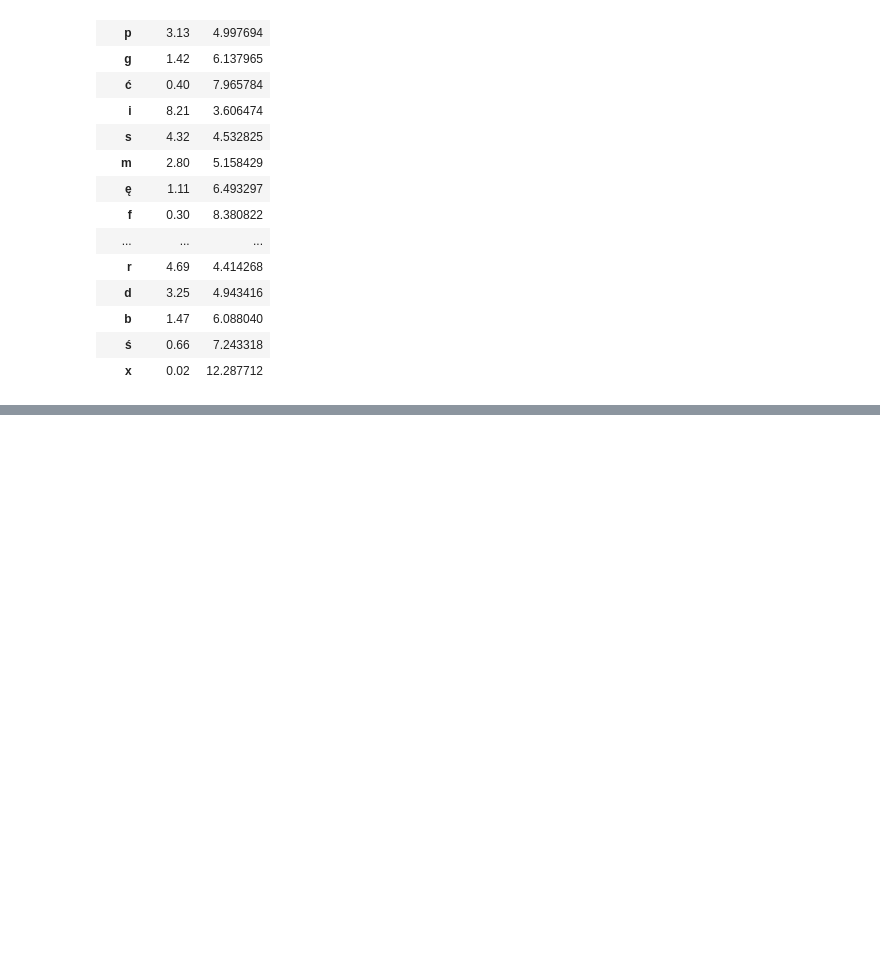
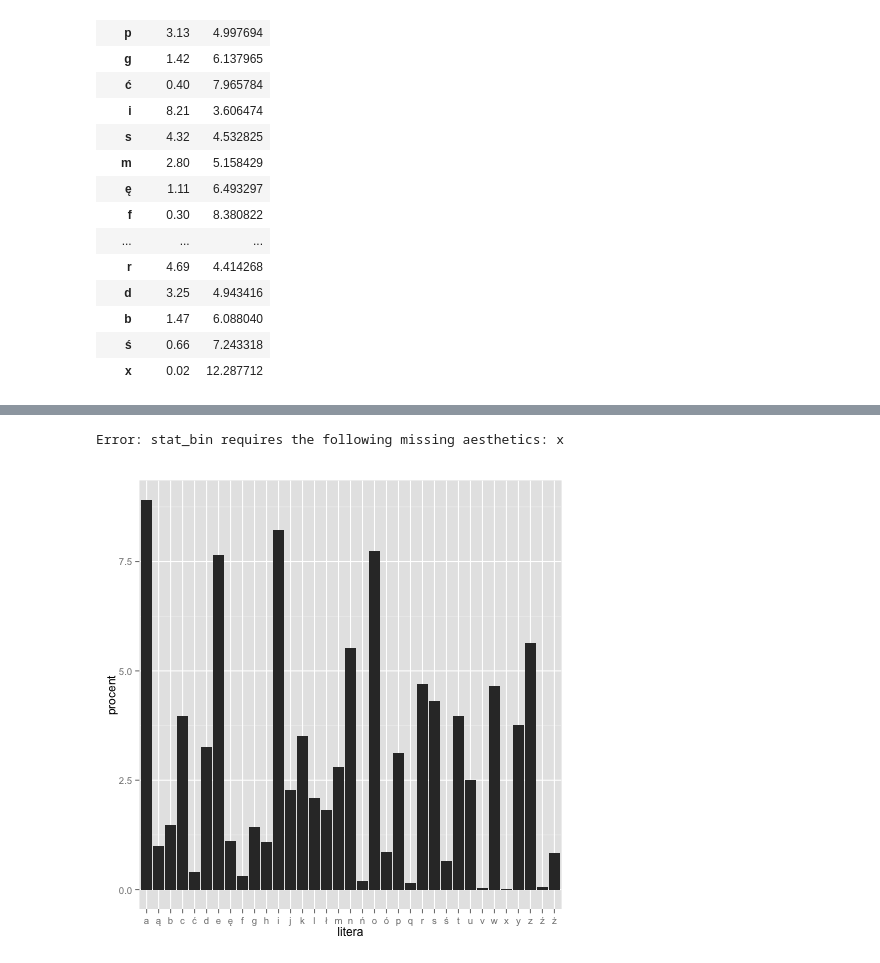
Before and after one commit to stared/delta-entropia, a Jupyter notebook: entropia.ipynb, the cells around one changed output, grey strips where cells are left out. Saved outputs shown, nothing was run; the diff lists cells and outputs as text; code cells hidden in the pictures; blank space fills up the shorter version.

```diff
--- a/entropia.ipynb
+++ b/entropia.ipynb
@@ -73,0 +90,10 @@ litery.sort('procent', ascending=False)['procent'].plot(kind='bar')
+# %%
+litery_r = litery.sort('procent', ascending=False)
+litery_r['litera'] = litery.index
+# %%
+%%R -i litery_r
+library(ggplot2)
+ggplot(litery_r, aes(x=litera, y=procent)) + geom_bar(stat="identity")
+# %% [output]
+Error: stat_bin requires the following missing aesthetics: x
+[figure, added]
```
Also changed, not shown: parts of 6 cells of this notebook, 3 other files.
